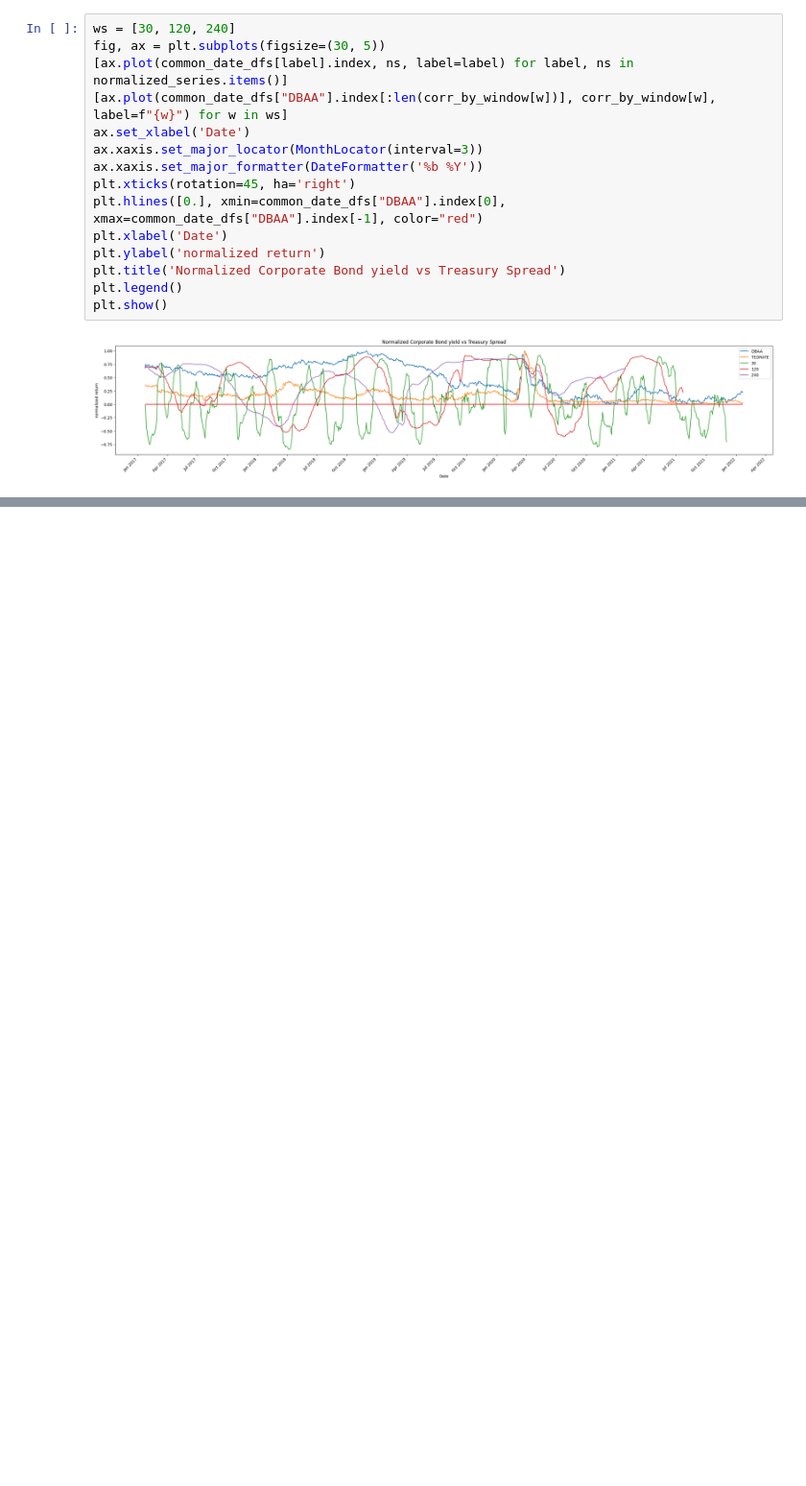
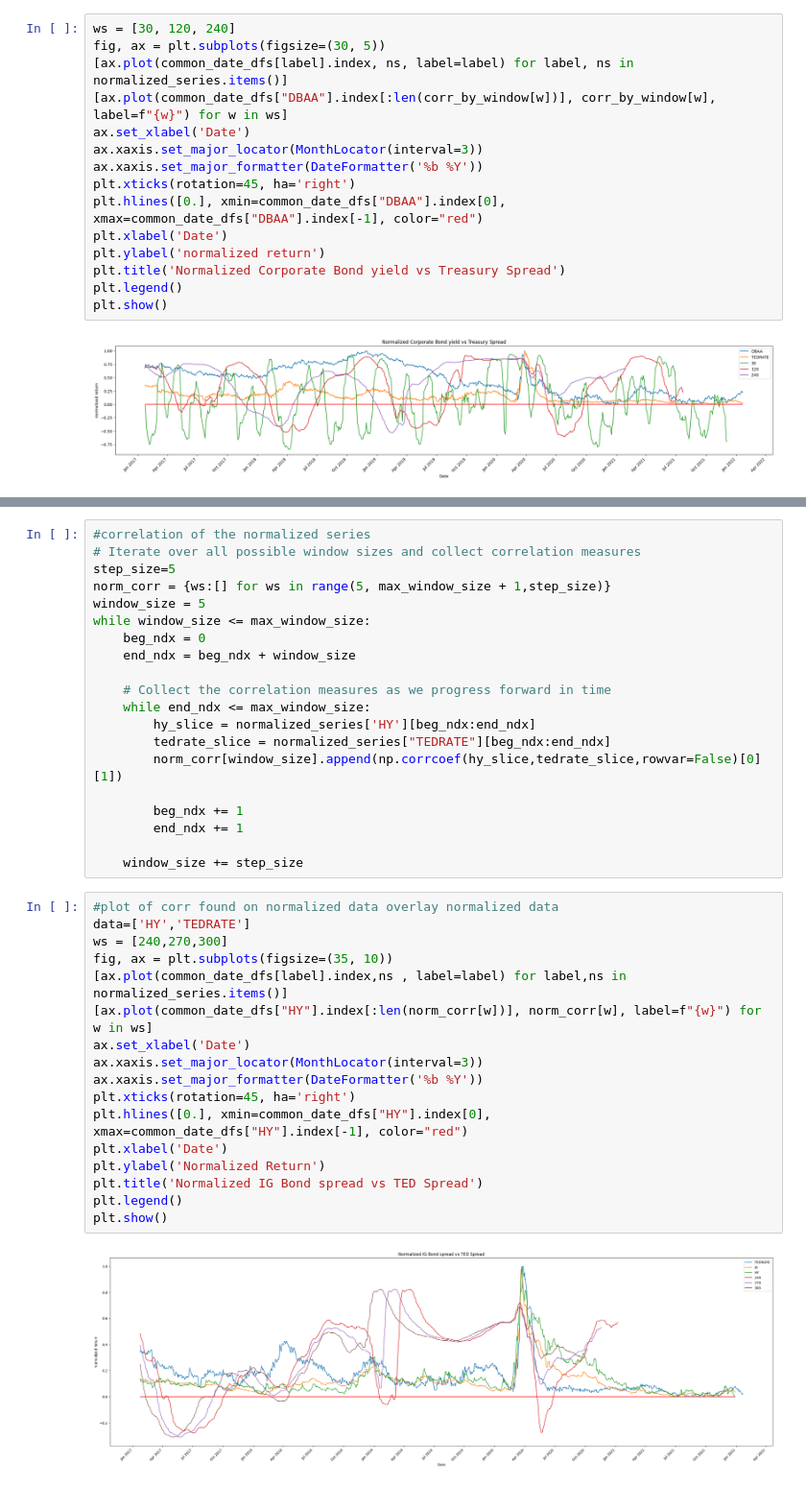
Before and after one commit to DarianNwankwo/orie5640-project1, a Jupyter notebook: data_exploration.ipynb, the cells around one changed output, grey strips where cells are left out. Shown at 96% size. Cells and saved outputs as stored; diff of their text form; blank space fills up the shorter version.

```diff
--- a/data_exploration.ipynb
+++ b/data_exploration.ipynb
@@ -138,0 +197,39 @@ plt.show()
+# %%
+#correlation of the normalized series
+# Iterate over all possible window sizes and collect correlation measures
+step_size=5
+norm_corr = {ws:[] for ws in range(5, max_window_size + 1,step_size)}
+window_size = 5
+while window_size <= max_window_size:
+    beg_ndx = 0
+    end_ndx = beg_ndx + window_size
+
+    # Collect the correlation measures as we progress forward in time
+    while end_ndx <= max_window_size:
+        hy_slice = normalized_series['HY'][beg_ndx:end_ndx]
+        tedrate_slice = normalized_series["TEDRATE"][beg_ndx:end_ndx]
+        norm_corr[window_size].append(np.corrcoef(hy_slice,tedrate_slice,rowvar=False)[0][1])
+
+        beg_ndx += 1
+        end_ndx += 1
+
+    window_size += step_size
+# %%
+#plot of corr found on normalized data overlay normalized data
+data=['HY','TEDRATE']
+ws = [240,270,300]
+fig, ax = plt.subplots(figsize=(35, 10))
+[ax.plot(common_date_dfs[label].index,ns , label=label) for label,ns in normalized_series.items()]
+[ax.plot(common_date_dfs["HY"].index[:len(norm_corr[w])], norm_corr[w], label=f"{w}") for w in ws]
+ax.set_xlabel('Date')
+ax.xaxis.set_major_locator(MonthLocator(interval=3))
+ax.xaxis.set_major_formatter(DateFormatter('%b %Y'))
+plt.xticks(rotation=45, ha='right')
+plt.hlines([0.], xmin=common_date_dfs["HY"].index[0], xmax=common_date_dfs["HY"].index[-1], color="red")
+plt.xlabel('Date')
+plt.ylabel('Normalized Return')
+plt.title('Normalized IG Bond spread vs TED Spread')
+plt.legend()
+plt.show()
+# %% [output]
+[figure, added]
```
Also changed, not shown: parts of 12 cells of this notebook.
